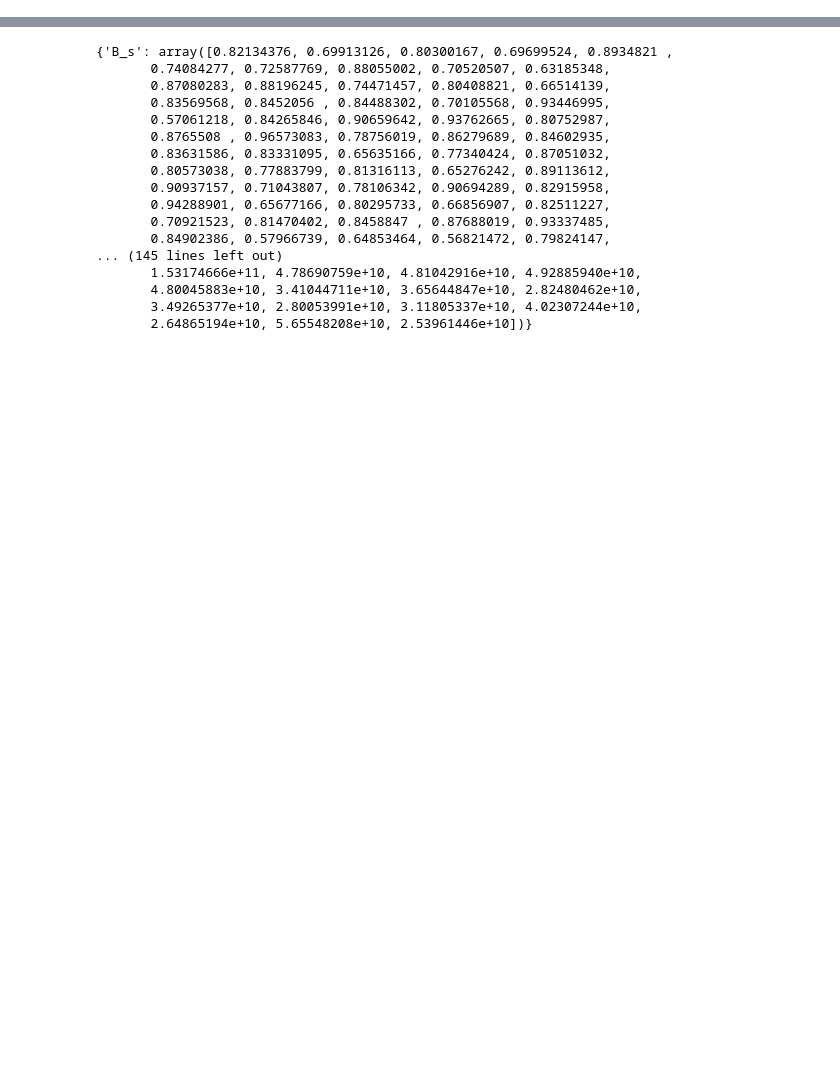
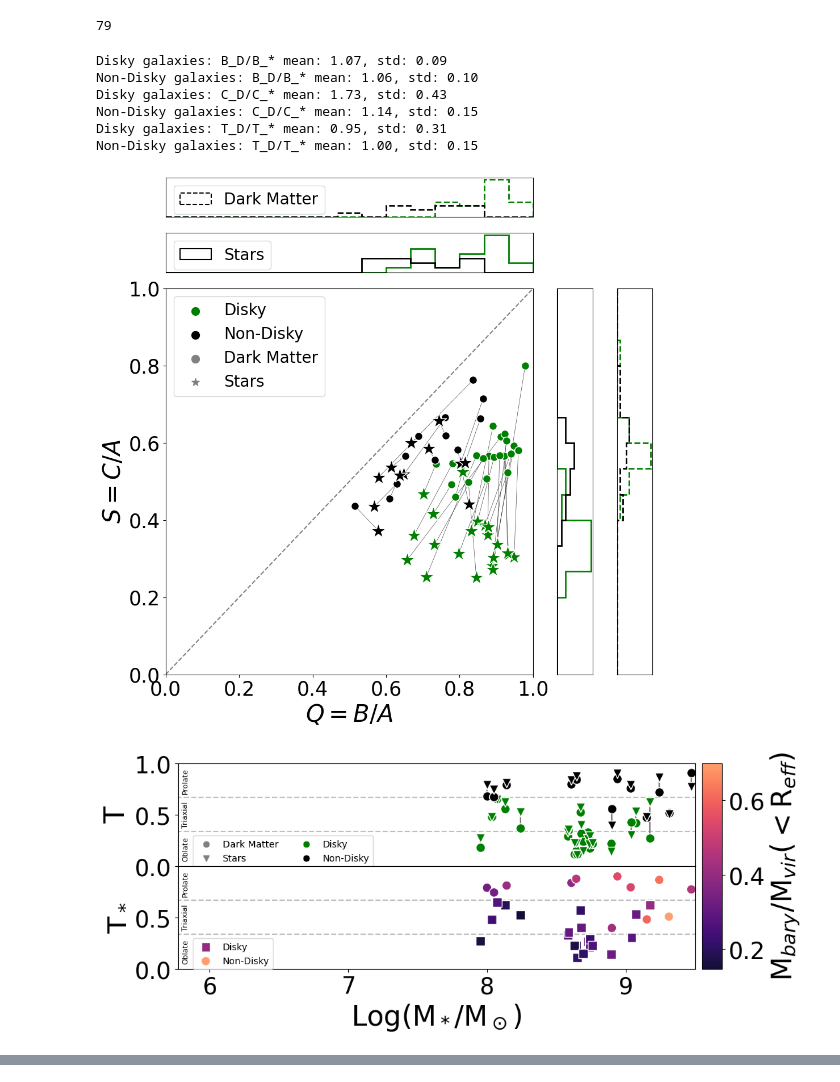
Before and after one commit to Bvogel4/MorphologyMeasurements, a Jupyter notebook: Code/IntrinsicShapes/StellarDMTracing.ipynb, the cells around one changed output, grey strips where cells are left out. Drawn from its saved outputs; the diff is of its cells as text; code cells hidden in the pictures; blank space fills up the shorter version.

```diff
--- a/Code/IntrinsicShapes/StellarDMTracing.ipynb
+++ b/Code/IntrinsicShapes/StellarDMTracing.ipynb
@@ -312,0 +607,36 @@ print(sys.path)
+# %%
+#recreate previous plots only for feedback type MerianCDM only split into disk and non-disk galaxies
+folder = '/home/bk639/OverLeaf/ShapePaper/figures/'
+filename = 'SvQ_MerianCDM.png'
+feedback_type_mask = feedback_type == 'MerianCDM'
+data_plot = {
+    'B_s': B_s, 'C_s': C_s, 'T_s': T_s, 'B_d': B_d, 'C_d': C_d, 'T_d': T_d,
+    'masses': masses, 'mb': mb_reff, 'htype': htype, 'reff': reff, 'mvir': mvir
+}
+
+print(len(feedback_type_mask))
+for key in data_plot.keys():
+    data_plot[key] = data_plot[key][feedback_type_mask]
+disk_mask = disk_mask[feedback_type_mask]
+ellip_mask = ellip_mask[feedback_type_mask]
+masks = {'disky': disk_mask, 'non-disky': ~disk_mask}
+labels = {'disky': 'Disky', 'non-disky': 'Non-Disky', 'B': 'Q', 'C': 'S'}
+colors = {'disky': 'green', 'non-disky': 'k'}
+# %% [output]
+79
+# %%
+importlib.reload(PlotClasses)
+plotter = PlotClasses.GeneralPlotter(data_plot, masks, labels, colors)
+plotter.plot_data_with_masks('B', 'C', show_lines=True, show_scatter=True, filename=folder + filename)
+plotter.calculate_shape_diff()
+plotter.plot_triaxiality_vs_mass(filename=folder + 'T_vs_Mass_disky_Merian.png')
+plotter.plot_T_stellar_vs_dark(filename=folder + 'T_stellar_vs_dark_matter_disky.png')
+# %% [output]
+Disky galaxies: B_D/B_* mean: 1.07, std: 0.09
+Non-Disky galaxies: B_D/B_* mean: 1.06, std: 0.10
+Disky galaxies: C_D/C_* mean: 1.73, std: 0.43
+Non-Disky galaxies: C_D/C_* mean: 1.14, std: 0.15
+Disky galaxies: T_D/T_* mean: 0.95, std: 0.31
+Non-Disky galaxies: T_D/T_* mean: 1.00, std: 0.15
+[figure, added]
+[figure, added]
@@ -319,20 +725,0 @@ sys.path.append('/home/bk639/MorphologyMeasurements/Code')
-# %%
-print(data)
-# %% [output]
-{'B_s': array([0.82134376, 0.69913126, 0.80300167, 0.69699524, 0.8934821 ,
-       0.74084277, 0.72587769, 0.88055002, 0.70520507, 0.63185348,
-       0.87080283, 0.88196245, 0.74471457, 0.80408821, 0.66514139,
-       0.83569568, 0.8452056 , 0.84488302, 0.70105568, 0.93446995,
-       0.57061218, 0.84265846, 0.90659642, 0.93762665, 0.80752987,
-       0.8765508 , 0.96573083, 0.78756019, 0.86279689, 0.84602935,
-       0.83631586, 0.83331095, 0.65635166, 0.77340424, 0.87051032,
-       0.80573038, 0.77883799, 0.81316113, 0.65276242, 0.89113612,
-       0.90937157, 0.71043807, 0.78106342, 0.90694289, 0.82915958,
-       0.94288901, 0.65677166, 0.80295733, 0.66856907, 0.82511227,
-       0.70921523, 0.81470402, 0.8458847 , 0.87688019, 0.93337485,
-       0.84902386, 0.57966739, 0.64853464, 0.56821472, 0.79824147,
-... (145 lines left out)
-       1.53174666e+11, 4.78690759e+10, 4.81042916e+10, 4.92885940e+10,
-       4.80045883e+10, 3.41044711e+10, 3.65644847e+10, 2.82480462e+10,
-       3.49265377e+10, 2.80053991e+10, 3.11805337e+10, 4.02307244e+10,
-       2.64865194e+10, 5.65548208e+10, 2.53961446e+10])}
```
Also changed, not shown: parts of 48 cells of this notebook, 44 other files.
